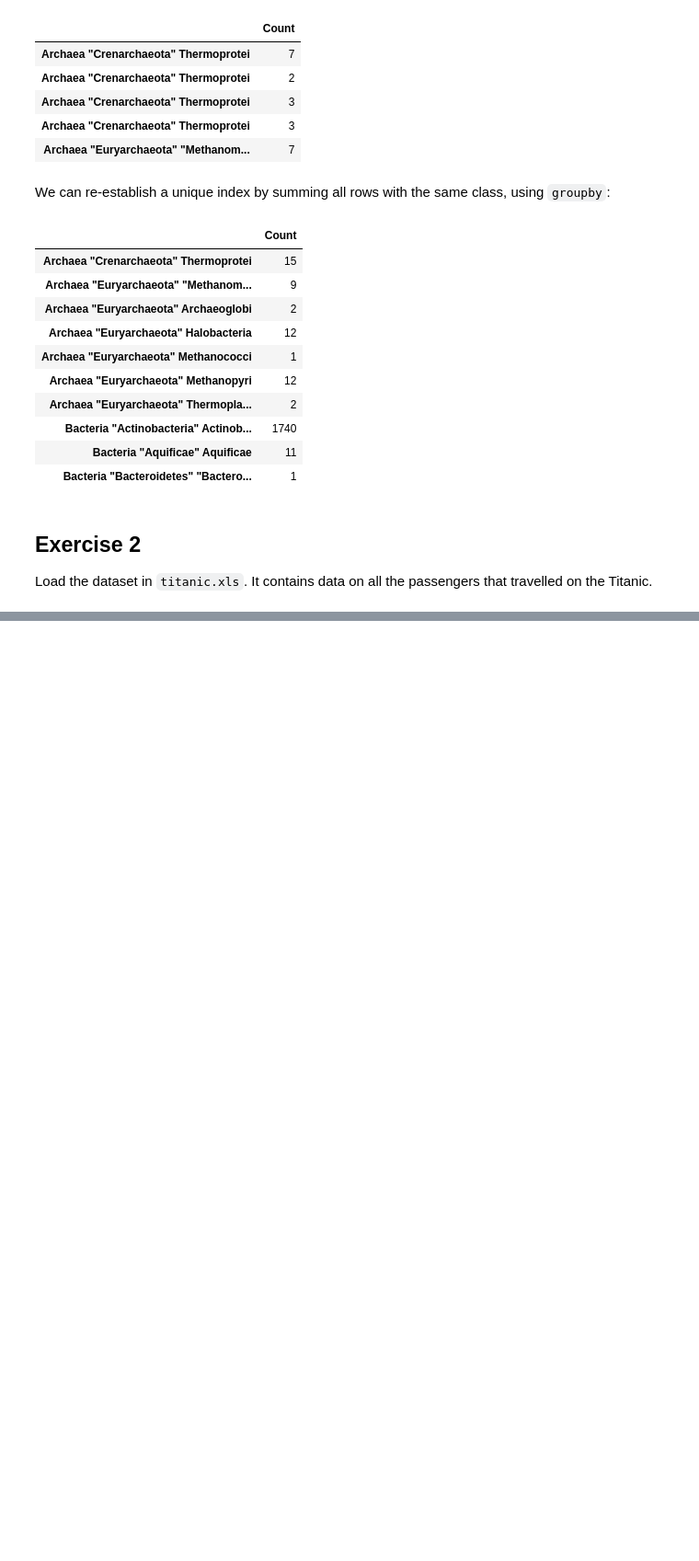
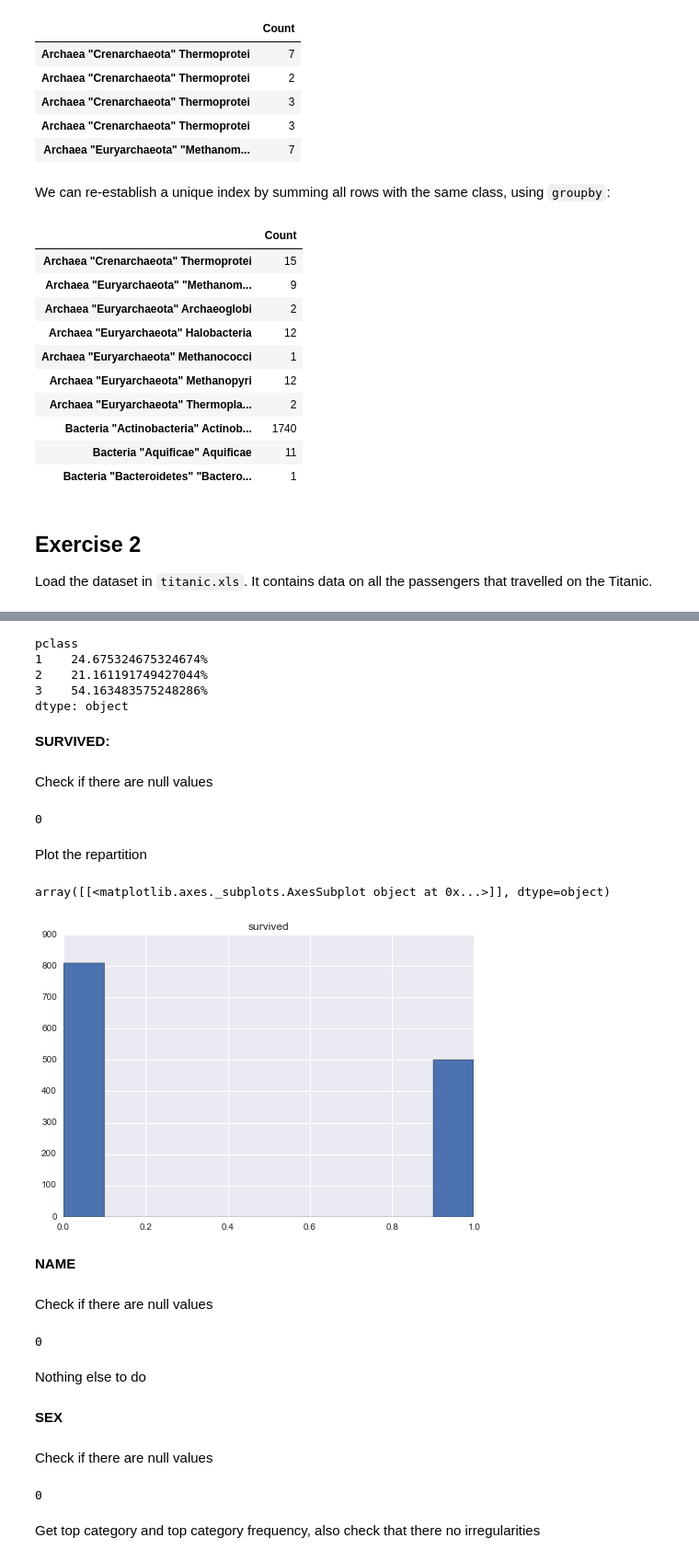
Before and after one commit to bojbilla/AdaHomeworks, a Jupyter notebook: 01 - Pandas and Data Wrangling/Data Wrangling with Pandas.ipynb, the cells around one changed output, grey strips where cells are left out. Shown at 92% size. Cells and saved outputs as stored; diff of their text form; code cells hidden in the pictures; blank space fills up the shorter version.

```diff
--- a/01 - Pandas and Data Wrangling/Data Wrangling with Pandas.ipynb
+++ b/01 - Pandas and Data Wrangling/Data Wrangling with Pandas.ipynb
@@ -1546,4 +1511,5 @@ mb_class.groupby(level=0).sum().head(10)
 Load the dataset in `titanic.xls`. It contains data on all the passengers that travelled on the Titanic.
 # %%
 from IPython.core.display import HTML
-HTML(filename='Data/titanic.html')
+#titanic = HTML(filename='Data/titanic.html')
+titanic = pd.read_excel('Data/titanic.xls')
@@ -1594,0 +1553,43 @@ Women and children first?
+# %%
+cnt.map(lambda x: str(x/cnt.sum()*100)+'%')
+# %% [output]
+pclass
+1    24.675324675324674%
+2    21.161191749427044%
+3    54.163483575248286%
+dtype: object
+# %% [markdown]
+<b>SURVIVED:</b>
+# %% [markdown]
+Check if there are null values
+# %%
+titanic.survived.isnull().sum()
+# %% [output]
+0
+# %% [markdown]
+Plot the repartition
+# %%
+titanic.hist(['survived'])
+# %% [output]
+array([[<matplotlib.axes._subplots.AxesSubplot object at 0x...>]], dtype=object)
+[figure, added]
+# %% [markdown]
+<b>NAME</b>
+# %% [markdown]
+Check if there are null values
+# %%
+titanic.name.isnull().sum()
+# %% [output]
+0
+# %% [markdown]
+Nothing else to do
+# %% [markdown]
+<b>SEX</b>
+# %% [markdown]
+Check if there are null values
+# %%
+titanic.sex.isnull().sum()
+# %% [output]
+0
+# %% [markdown]
+Get top category and top category frequency, also check that there no irregularities
```
Also changed, not shown: parts of 81 cells of this notebook.
